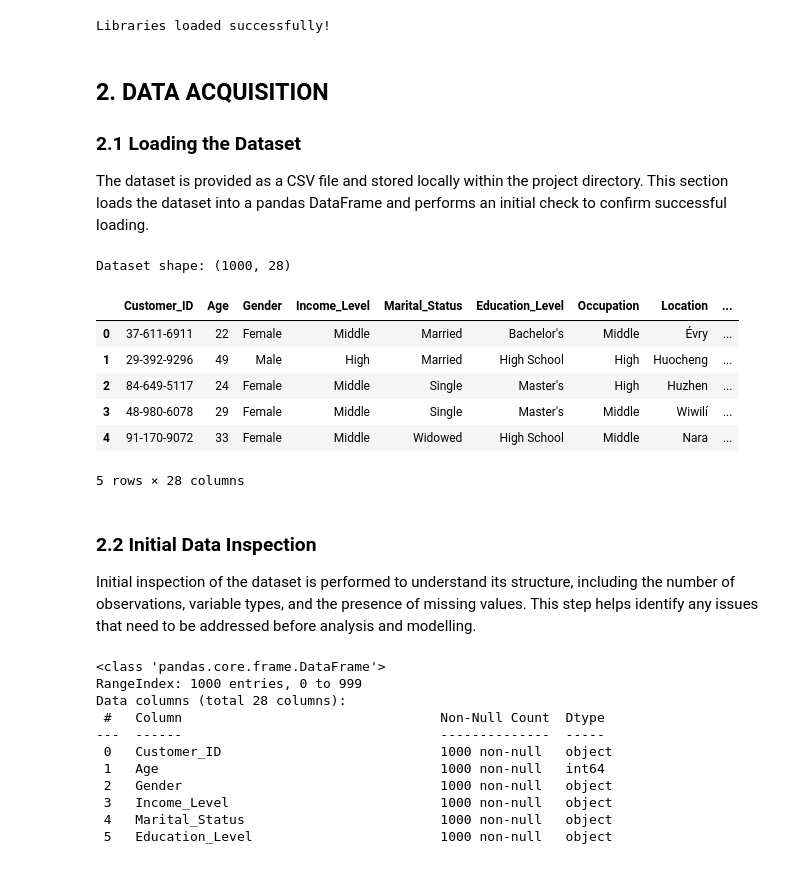
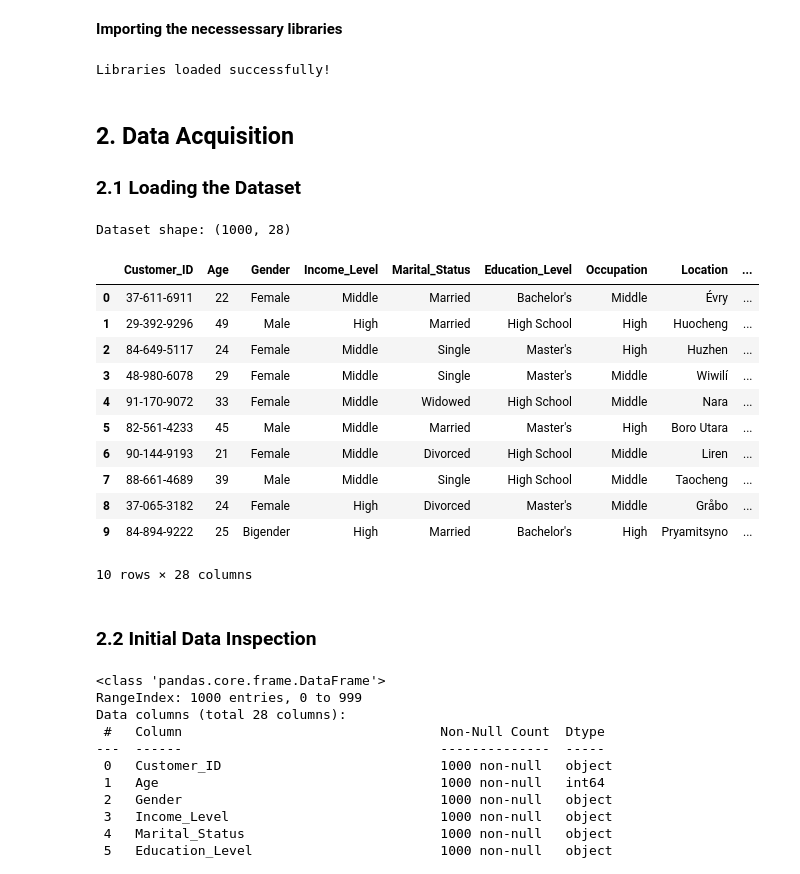
Before and after one commit to marianemcgrath/pfda, a Jupyter notebook: project/project.ipynb, the cells around one changed output. Saved outputs shown, nothing was run; the diff lists cells and outputs as text; code cells hidden in the pictures.

```diff
--- a/project/project.ipynb
+++ b/project/project.ipynb
@@ -82,3 +11,5 @@ Beyond technical analysis, I am motivated by understanding *why* consumers make
+# %% [markdown]
+**Importing the necessessary libraries**
 # %%
 # Import necessary libraries
 import pandas as pd
@@ -105,42 +36,44 @@ print("Libraries loaded successfully!")
 # %% [output]
 Libraries loaded successfully!
 # %% [markdown]
-## **2. DATA ACQUISITION**
+## **2. Data Acquisition**
 
 ### 2.1 Loading the Dataset
-
-The dataset is provided as a CSV file and stored locally within the project directory.
-This section loads the dataset into a pandas DataFrame and performs an initial check to confirm successful loading.
 # %%
 # Loading the CSV file
 FILENAME = "Ecommerce_Consumer_Behavior_Analysis_Data.csv"
 DATADIR = "data/"
 FULLPATH = DATADIR + FILENAME
 
 # Read the CSV file into a DataFrame with error handling
 if os.path.exists(FULLPATH):
 	df = pd.read_csv(FULLPATH, encoding='utf-8')
 	print(f"Dataset shape: {df.shape}")
 else:
 	print(f"File not found: {FULLPATH}")
 	print("Please check the file path and ensure the data directory exists")
 
 # Display the first few rows of the DataFrame
-display(df.head())
+display(df.head(10))
+
+# Source of dataset: https://www.kaggle.com/datasets/syedamiralam/ecommerce-consumer-behavior-analysis-data
+# Source: https://www.datacamp.com/tutorial/pandas-read-csv
 # %% [output]
 Dataset shape: (1000, 28)
 |  | Customer_ID | Age | Gender | Income_Level | Marital_Status | Education_Level | Occupation | Location | ... |
 | 0 | 37-611-6911 | 22 | Female | Middle | Married | Bachelor's | Middle | Évry | ... |
 | 1 | 29-392-9296 | 49 | Male | High | Married | High School | High | Huocheng | ... |
 | 2 | 84-649-5117 | 24 | Female | Middle | Single | Master's | High | Huzhen | ... |
 | 3 | 48-980-6078 | 29 | Female | Middle | Single | Master's | Middle | Wiwilí | ... |
 | 4 | 91-170-9072 | 33 | Female | Middle | Widowed | High School | Middle | Nara | ... |
+| 5 | 82-561-4233 | 45 | Male | Middle | Married | Master's | High | Boro Utara | ... |
+| 6 | 90-144-9193 | 21 | Female | Middle | Divorced | High School | Middle | Liren | ... |
+| 7 | 88-661-4689 | 39 | Male | Middle | Single | High School | Middle | Taocheng | ... |
+| 8 | 37-065-3182 | 24 | Female | High | Divorced | Master's | Middle | Gråbo | ... |
+| 9 | 84-894-9222 | 25 | Bigender | High | Married | Bachelor's | High | Pryamitsyno | ... |
-5 rows × 28 columns
+10 rows × 28 columns
 # %% [markdown]
 ### 2.2 Initial Data Inspection
-
-Initial inspection of the dataset is performed to understand its structure, including the number of observations, variable types, and the presence of missing values.
-This step helps identify any issues that need to be addressed before analysis and modelling.
 # %%
 # DataFrame information
 df.info()
```
Also changed, not shown: parts of 68 cells of this notebook, 3 other files.
